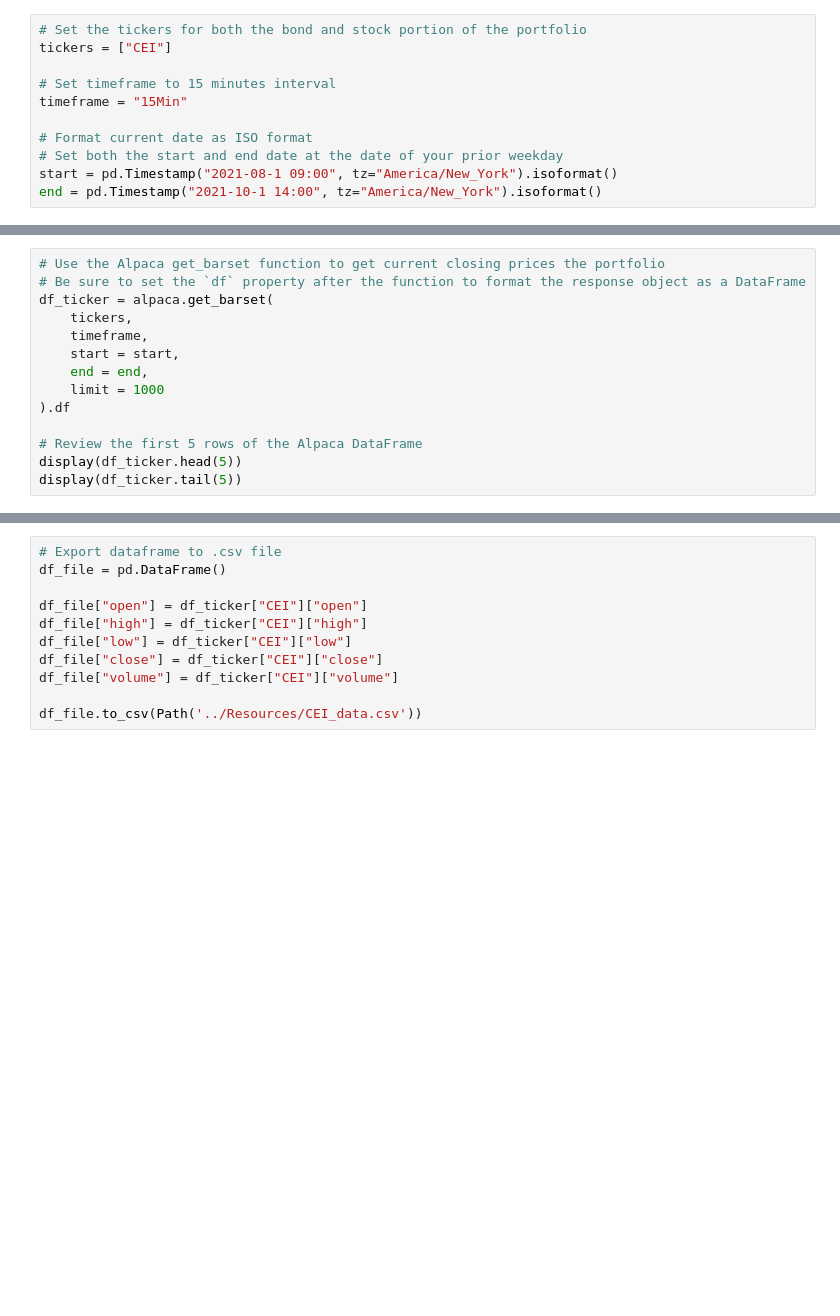
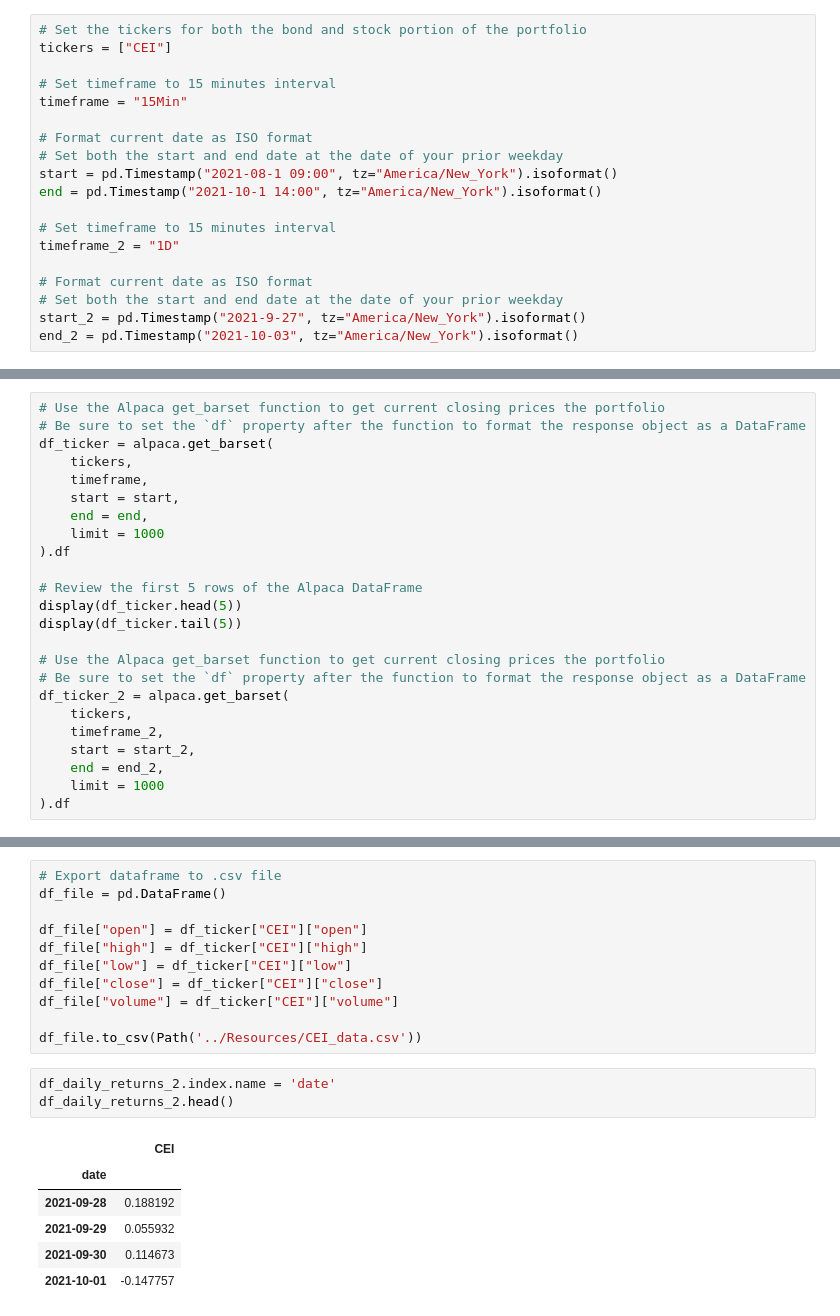
Before and after one commit to douglasg-fintec/Project-2, a Jupyter notebook: Analytic Files/api_request.ipynb, the cells around one changed output, grey strips where cells are left out. Saved outputs shown, nothing was run; the diff lists cells and outputs as text; blank space fills up the shorter version.

```diff
--- a/Analytic Files/api_request.ipynb
+++ b/Analytic Files/api_request.ipynb
@@ -60,6 +60,14 @@ timeframe = "15Min"
 # Set both the start and end date at the date of your prior weekday
 start = pd.Timestamp("2021-08-1 09:00", tz="America/New_York").isoformat()
 end = pd.Timestamp("2021-10-1 14:00", tz="America/New_York").isoformat()
+
+# Set timeframe to 15 minutes interval
+timeframe_2 = "1D"
+
+# Format current date as ISO format
+# Set both the start and end date at the date of your prior weekday
+start_2 = pd.Timestamp("2021-9-27", tz="America/New_York").isoformat()
+end_2 = pd.Timestamp("2021-10-03", tz="America/New_York").isoformat()
 # %% [markdown]
 #### Step 4: Get the current closing prices for `CEI` by using the Alpaca `get_barset` function. Format the response as a Pandas DataFrame by including the `df` property at the end of the `get_barset` function.
 # %%
@@ -76,6 +84,16 @@ df_ticker = alpaca.get_barset(
 # Review the first 5 rows of the Alpaca DataFrame
 display(df_ticker.head(5))
 display(df_ticker.tail(5))
+
+# Use the Alpaca get_barset function to get current closing prices the portfolio
+# Be sure to set the `df` property after the function to format the response object as a DataFrame
+df_ticker_2 = alpaca.get_barset(
+    tickers,
+    timeframe_2,
+    start = start_2,
+    end = end_2,
+    limit = 1000
+).df
 # %% [output]
 |  | CEI |  |  |  |  |
 |  | open | high | low | close | volume |
@@ -293,3 +311,13 @@ df_file["close"] = df_ticker["CEI"]["close"]
 df_file["volume"] = df_ticker["CEI"]["volume"]
 
 df_file.to_csv(Path('../Resources/CEI_data.csv'))
+# %%
+df_daily_returns_2.index.name = 'date'
+df_daily_returns_2.head()
+# %% [output]
+|  | CEI |
+| date |  |
+| 2021-09-28 | 0.188192 |
+| 2021-09-29 | 0.055932 |
+| 2021-09-30 | 0.114673 |
+| 2021-10-01 | -0.147757 |
```
Also changed, not shown: parts of 16 cells of this notebook, 7 other files.
